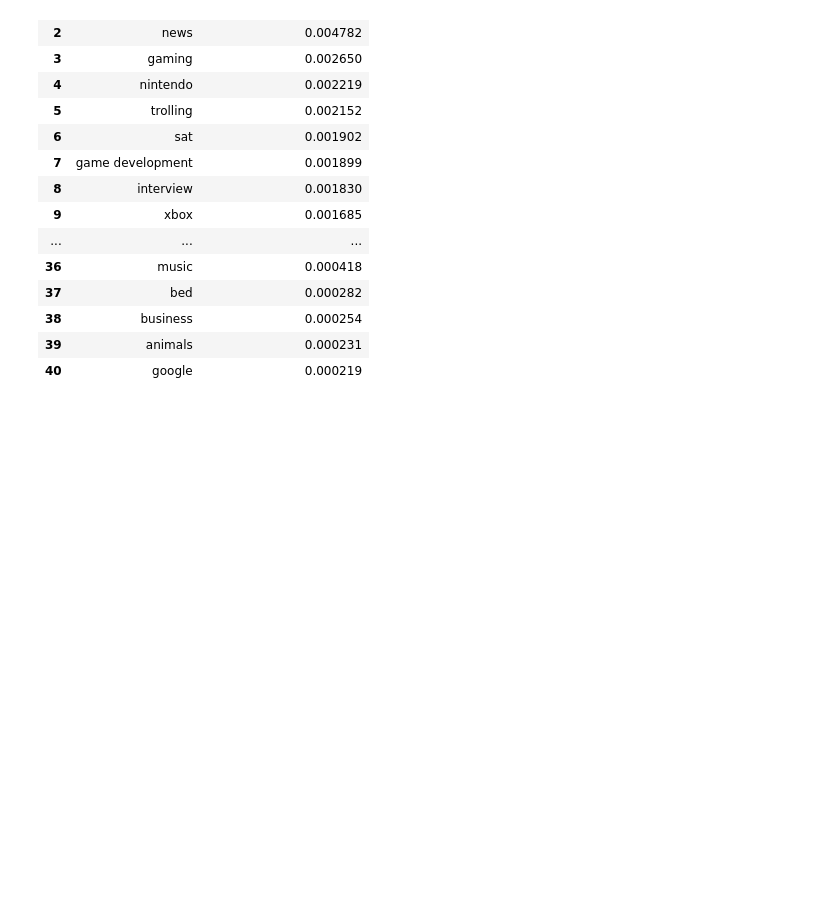
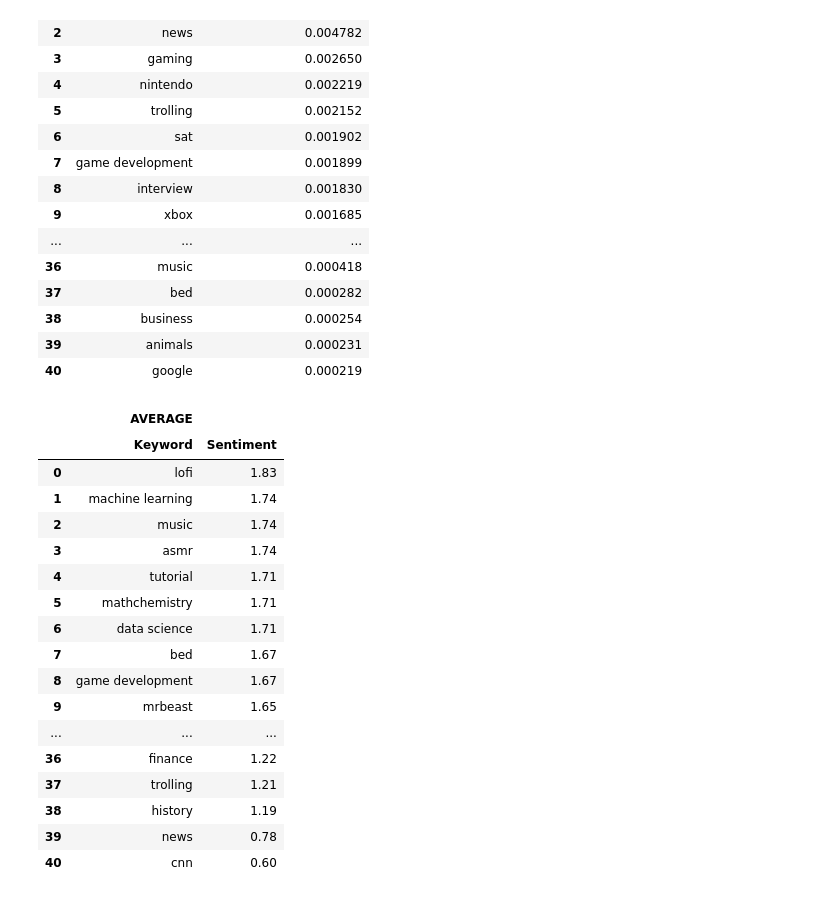
Before and after one commit to BriAnWuu/YouTube_Stats, a Jupyter notebook: YouTube_Stats.ipynb, the cells around one changed output. Cells and saved outputs as stored; diff of their text form; code cells hidden in the pictures; blank space fills up the shorter version.

Commit message:
average sentiment analysis

```diff
--- a/YouTube_Stats.ipynb
+++ b/YouTube_Stats.ipynb
@@ -269,7 +269,7 @@ def sql_to_df(rows, header, style = False, stat = ''):
                 (stat, 'Likes') : '{:,.0f}',
                 (stat, 'Comments') : '{:,.0f}',
                 (stat, 'Views') : '{:,.0f}',
-                (stat, 'Sentiment') : '{:,.1f}'
+                (stat, 'Sentiment') : '{:,.2f}'
             })
 
     else:
@@ -656,6 +656,44 @@ sql_to_df(rows, header, True)
 | 38 | business | 0.000254 |
 | 39 | animals | 0.000231 |
 | 40 | google | 0.000219 |
+# %%
+# Average sentiment score
+cursor.execute('''
+    SELECT
+        Keyword,
+        AVG(comments.Sentiment) AS Sentiment
+    FROM
+        videos_stats
+    INNER JOIN
+        comments ON comments.Video_ID = videos_stats.Video_ID
+    GROUP BY
+        Keyword
+    ORDER BY
+        Sentiment DESC
+''')
+rows = cursor.fetchall()
+header = [col[0] for col in cursor.description]
+
+sql_to_df(rows, header, True, 'AVERAGE')
+# %% [output]
+|  | AVERAGE |  |
+|  | Keyword | Sentiment |
+| 0 | lofi | 1.83 |
+| 1 | machine learning | 1.74 |
+| 2 | music | 1.74 |
+| 3 | asmr | 1.74 |
+| 4 | tutorial | 1.71 |
+| 5 | mathchemistry | 1.71 |
+| 6 | data science | 1.71 |
+| 7 | bed | 1.67 |
+| 8 | game development | 1.67 |
+| 9 | mrbeast | 1.65 |
+| ... | ... | ... |
+| 36 | finance | 1.22 |
+| 37 | trolling | 1.21 |
+| 38 | history | 1.19 |
+| 39 | news | 0.78 |
+| 40 | cnn | 0.60 |
 # %%
 cursor.close()
 conn.close()
```
